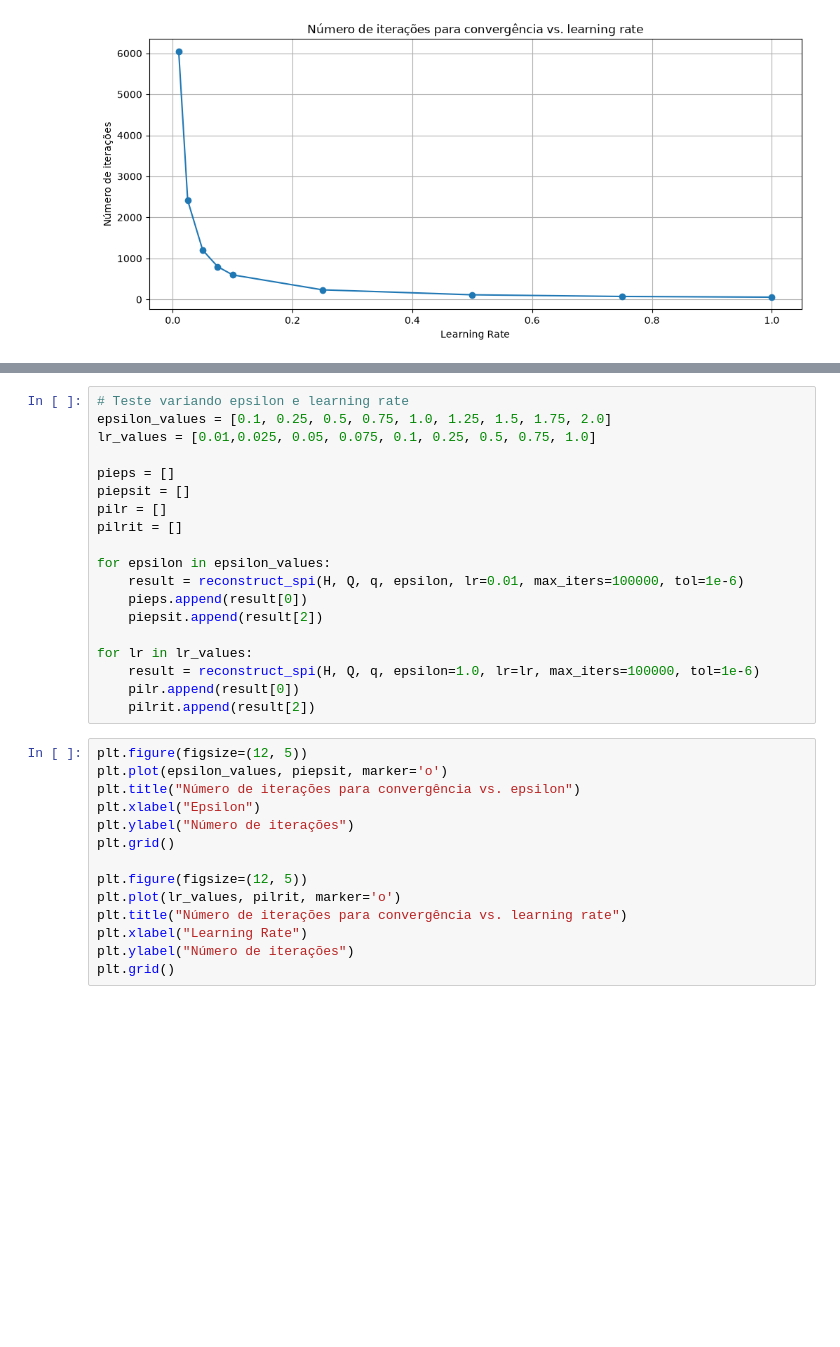
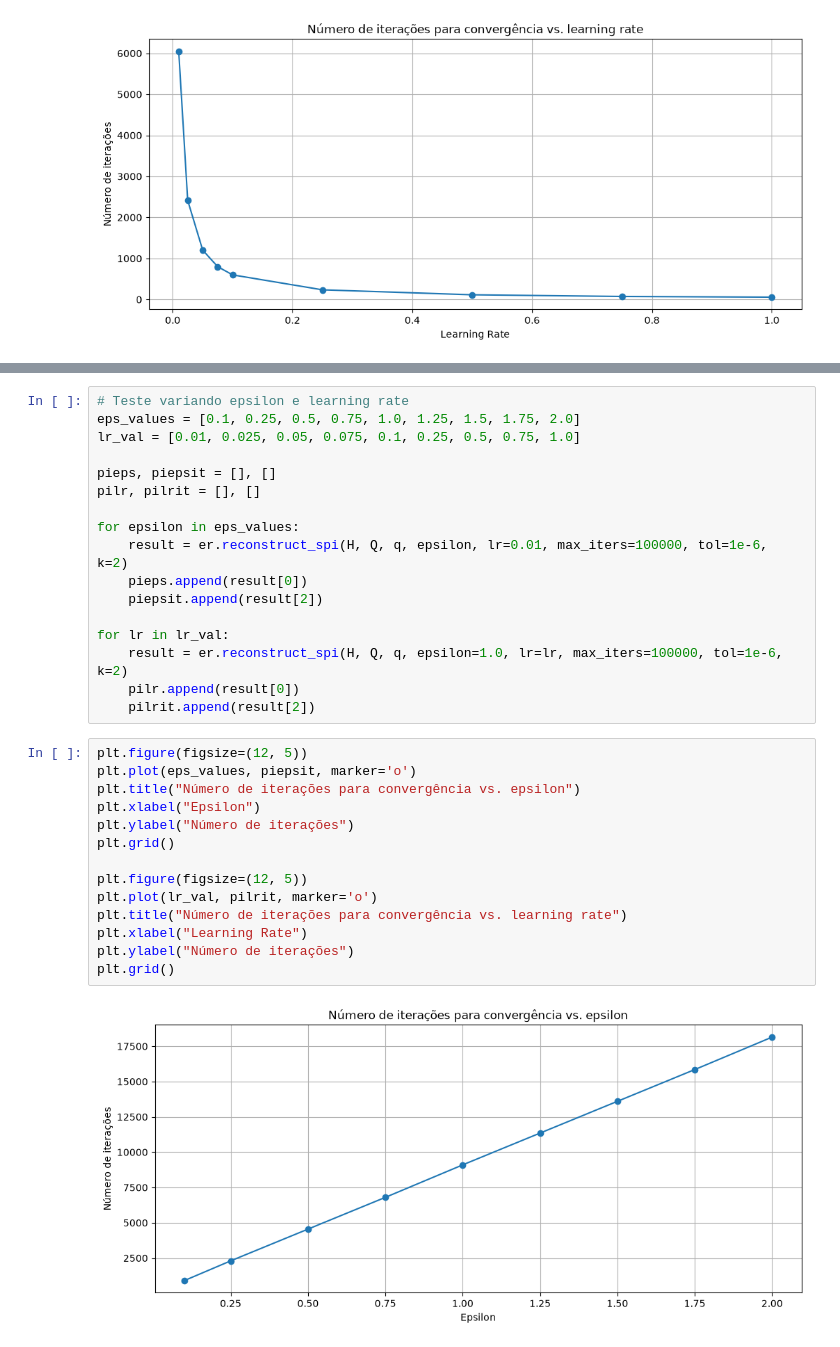
Before and after one commit to davivad013/Quantum-Tomography, a Jupyter notebook: entropy.ipynb, the cells around one changed output, grey strips where cells are left out. Saved outputs shown, nothing was run; the diff lists cells and outputs as text; blank space fills up the shorter version.

```diff
--- a/entropy.ipynb
+++ b/entropy.ipynb
@@ -177,33 +128,33 @@ TypeError: 'float' object cannot be interpreted as an integer
 # %%
 # Teste variando epsilon e learning rate
-epsilon_values = [0.1, 0.25, 0.5, 0.75, 1.0, 1.25, 1.5, 1.75, 2.0]
-lr_values = [0.01,0.025, 0.05, 0.075, 0.1, 0.25, 0.5, 0.75, 1.0]
+eps_values = [0.1, 0.25, 0.5, 0.75, 1.0, 1.25, 1.5, 1.75, 2.0]
+lr_val = [0.01, 0.025, 0.05, 0.075, 0.1, 0.25, 0.5, 0.75, 1.0]
 
-pieps = []
-piepsit = []
-pilr = []
-pilrit = []
+pieps, piepsit = [], []
+pilr, pilrit = [], []
 
-for epsilon in epsilon_values:
-    result = reconstruct_spi(H, Q, q, epsilon, lr=0.01, max_iters=100000, tol=1e-6)
+for epsilon in eps_values:
+    result = er.reconstruct_spi(H, Q, q, epsilon, lr=0.01, max_iters=100000, tol=1e-6, k=2)
     pieps.append(result[0])
     piepsit.append(result[2])
 
-for lr in lr_values:
-    result = reconstruct_spi(H, Q, q, epsilon=1.0, lr=lr, max_iters=100000, tol=1e-6)
+for lr in lr_val:
+    result = er.reconstruct_spi(H, Q, q, epsilon=1.0, lr=lr, max_iters=100000, tol=1e-6, k=2)
     pilr.append(result[0])
     pilrit.append(result[2])
 # %%
 plt.figure(figsize=(12, 5))
-plt.plot(epsilon_values, piepsit, marker='o')
+plt.plot(eps_values, piepsit, marker='o')
 plt.title("Número de iterações para convergência vs. epsilon")
 plt.xlabel("Epsilon")
 plt.ylabel("Número de iterações")
 plt.grid()
 
 plt.figure(figsize=(12, 5))
-plt.plot(lr_values, pilrit, marker='o')
+plt.plot(lr_val, pilrit, marker='o')
 plt.title("Número de iterações para convergência vs. learning rate")
 plt.xlabel("Learning Rate")
 plt.ylabel("Número de iterações")
 plt.grid()
+# %% [output]
+[figure, added]
```
Also changed, not shown: parts of 9 cells of this notebook, 1 other file.
